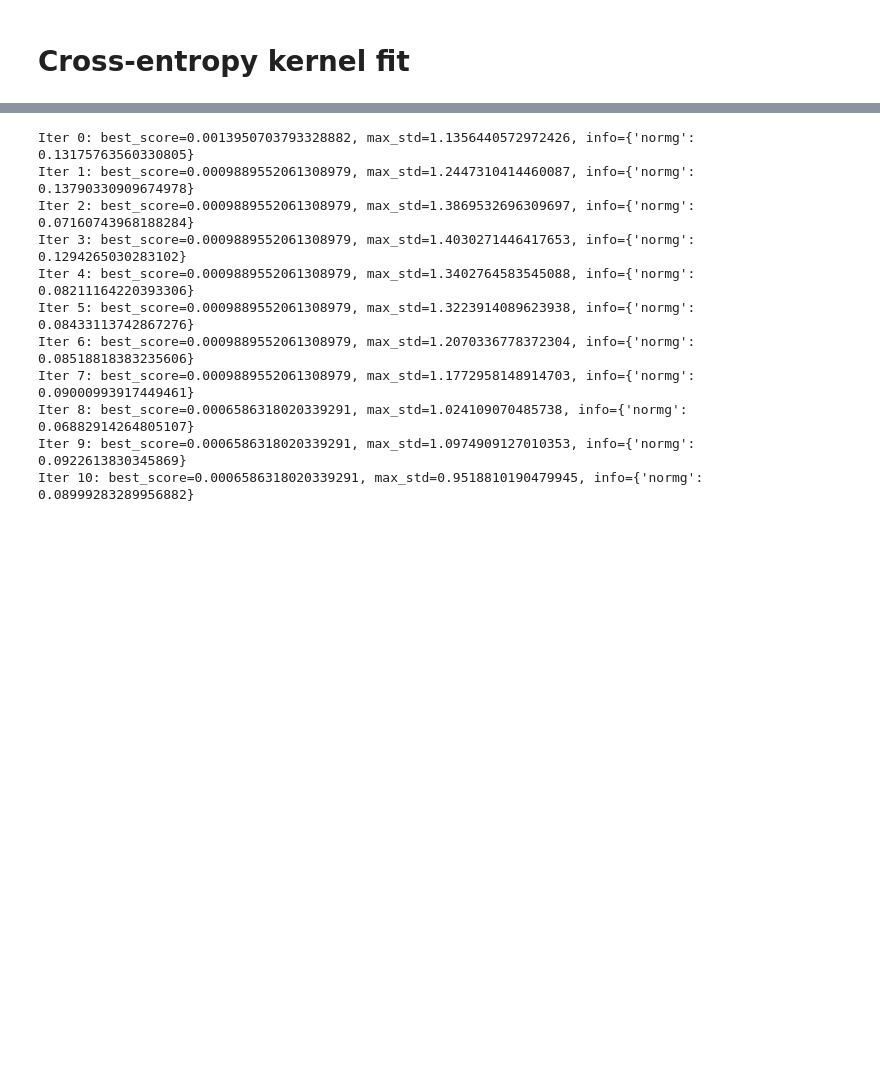
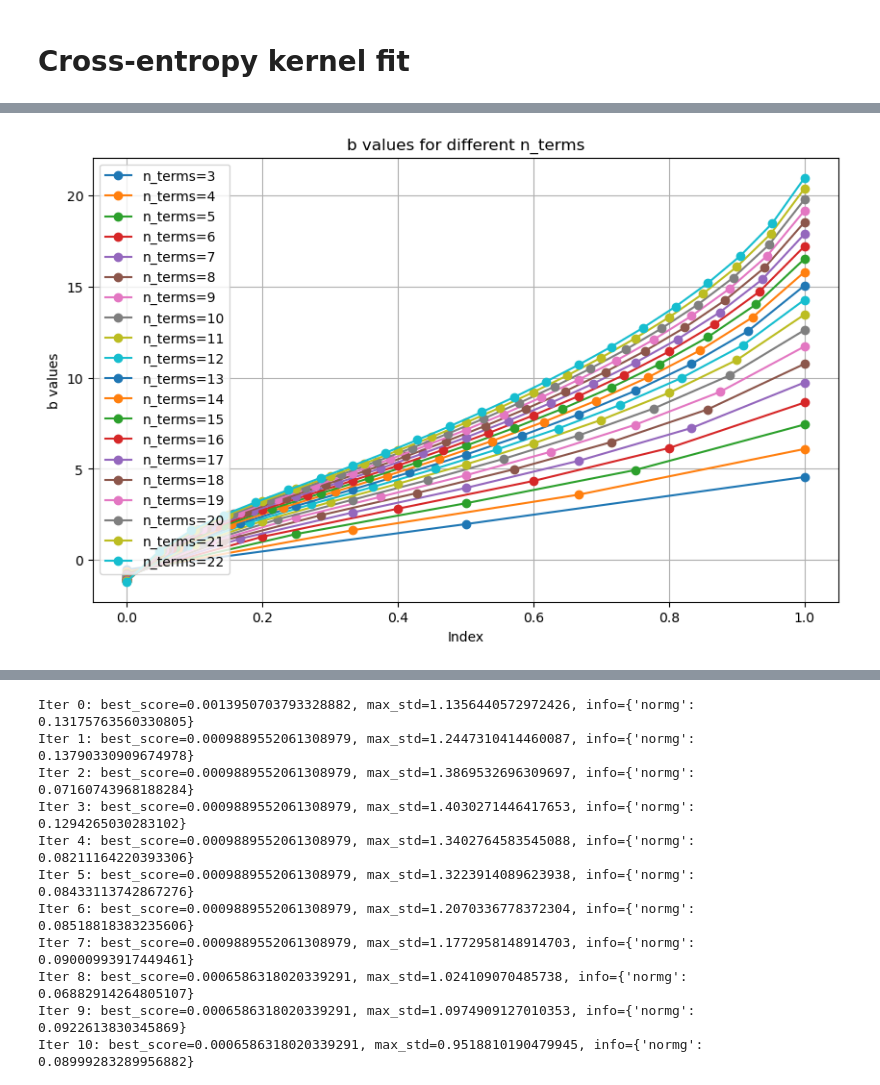
Before and after one commit to Beremi/KL_decomposition, a Jupyter notebook: cross_entropy_demo copy.ipynb, the cells around one changed output, grey strips where cells are left out. Drawn from its saved outputs; the diff is of its cells as text; code cells hidden in the pictures; blank space fills up the shorter version.

```diff
--- a/cross_entropy_demo copy.ipynb
+++ b/cross_entropy_demo copy.ipynb
@@ -385,0 +725,31 @@ Final objective value: 2.6213576350715283e-06
+# %%
+all_a = []
+all_b = []
+all_vals = []
+
+for n_terms in range(3, 23):
+    b_old = x_vals[n_terms-1:]
+    b = interp_extrap_linear_mid(b_old, n_terms)
+    a = optimal_a(x, w, target, np.exp(b))
+
+    means = np.concatenate((a, b))  # initial guess in log-space
+
+    # --- optimiser call ---------------------------------------------------
+    x_vals, grad_norm, f_history, grad_norm_history = newton(
+        f=obj,
+        grad=grad,
+        hess=hess,
+        x0=means,
+        tol_grad=1e-9,
+        tol_step=1e-9,
+        stall_iter=500,
+        max_iter=10000,
+        ls_bounds=(-0.0, 2.5),
+        verbose=False
+    )
+    a = x_vals[:n_terms]
+    b = x_vals[n_terms:]
+    all_a.append(a)
+    all_b.append(b)
+    all_vals.append(obj(x_vals))
+    print(f"n_terms={n_terms}, obj={all_vals[-1]:.6e}")
@@ -385,0 +777,13 @@ Final objective value: 2.6213576350715283e-06
+# %%
+plt.figure(figsize=(10, 6))
+for b in all_b:
+    n = len(b)
+    plt.plot(np.linspace(0,1,n), b, marker='o', label=f'n_terms={n}')
+plt.xlabel('Index')
+plt.ylabel('b values')
+plt.title('b values for different n_terms')
+plt.legend()
+plt.grid()
+plt.show()
+# %% [output]
+[figure, added]
```
Also changed, not shown: parts of 18 cells of this notebook, 8 other files.
